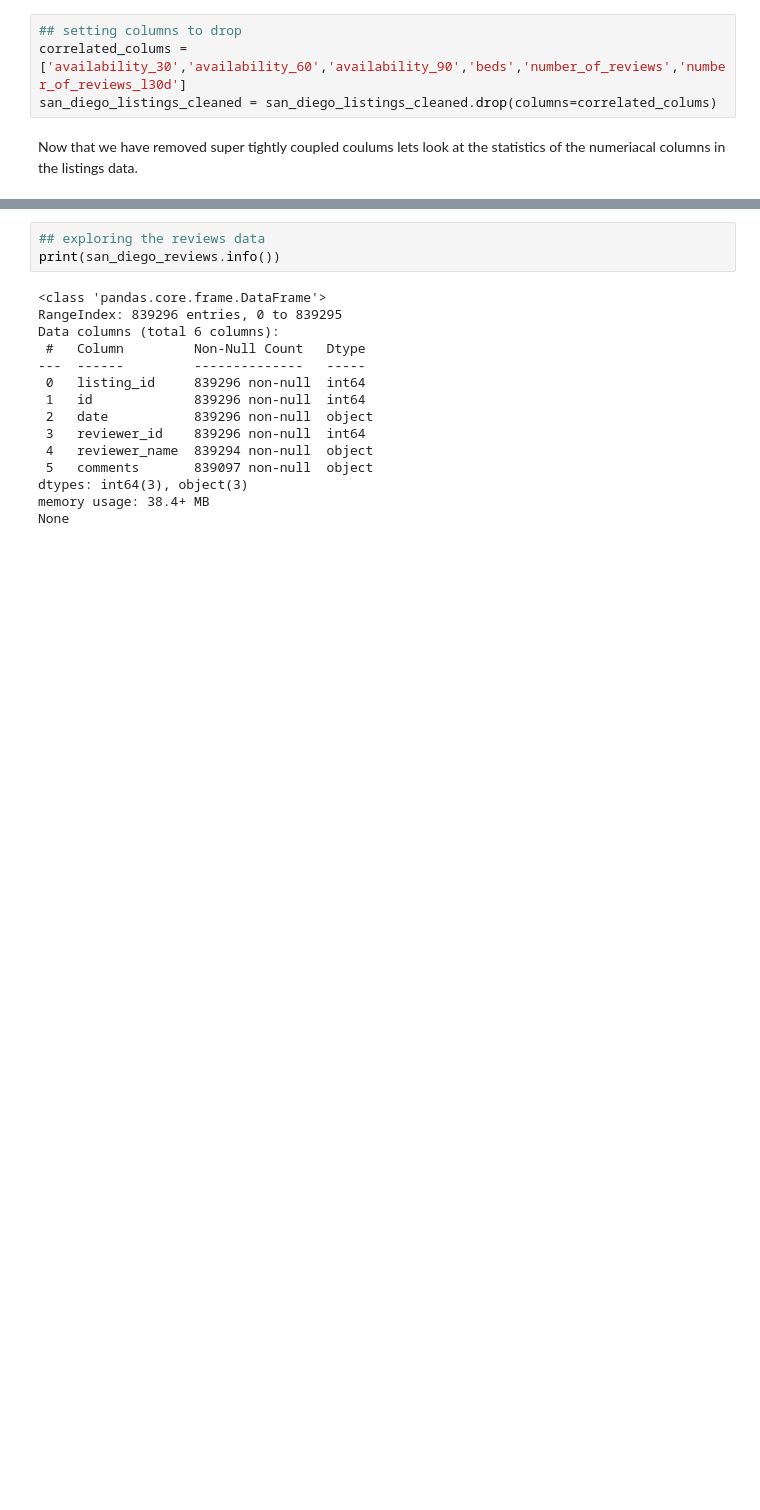
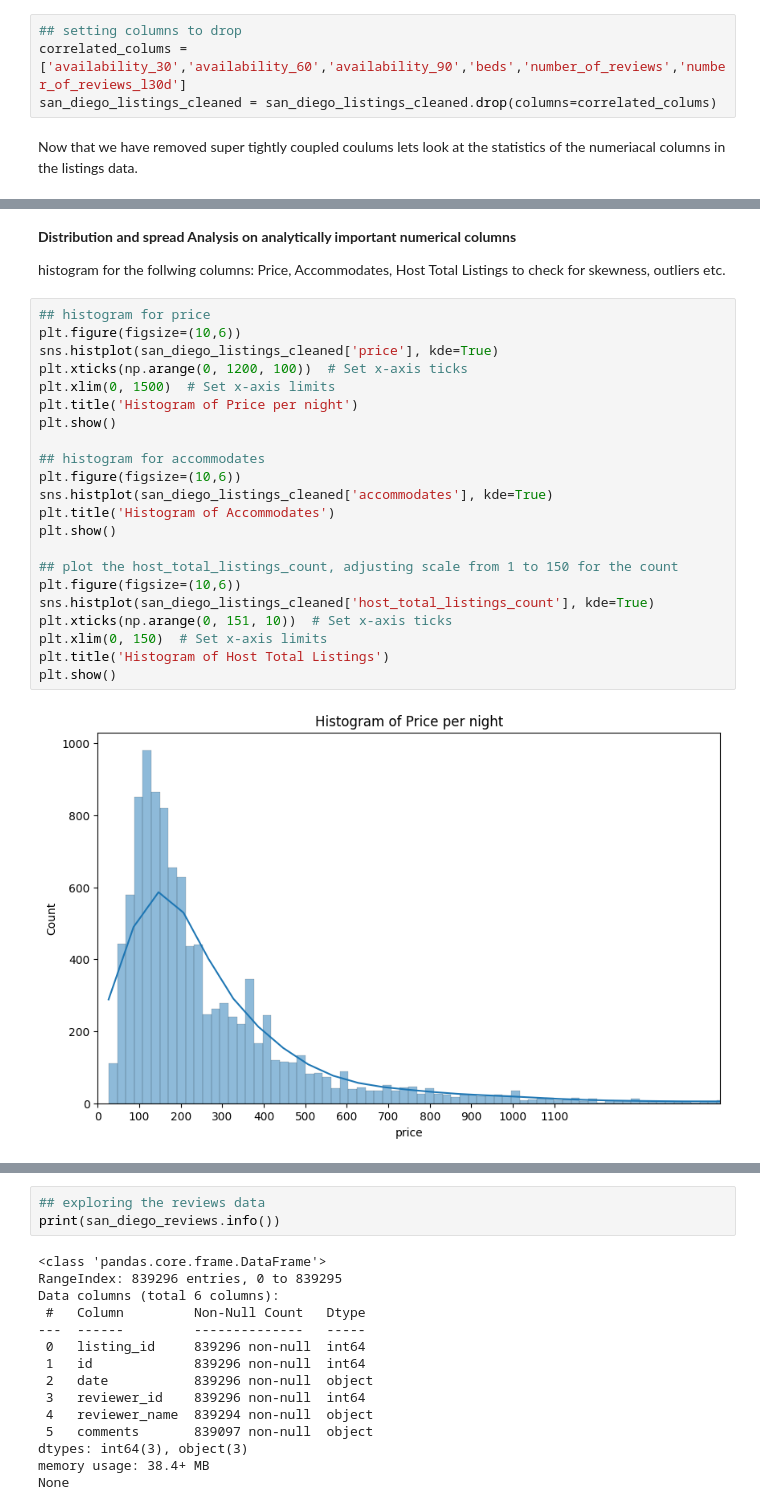
Before and after one commit to Ayan-Sengupta/sd-airbnb-feature-sentiment-analysis, a Jupyter notebook: reviews_analysis.ipynb, the cells around one changed output, grey strips where cells are left out. Cells and saved outputs as stored; diff of their text form; blank space fills up the shorter version.

```diff
--- a/reviews_analysis.ipynb
+++ b/reviews_analysis.ipynb
@@ -282,0 +296,28 @@ max               5.000000          1.000000
+# %% [markdown]
+**Distribution and spread Analysis on analytically important numerical columns**
+
+histogram for the follwing columns: Price, Accommodates, Host Total Listings to check for skewness, outliers etc.
+# %%
+## histogram for price
+plt.figure(figsize=(10,6))
+sns.histplot(san_diego_listings_cleaned['price'], kde=True)
+plt.xticks(np.arange(0, 1200, 100))  # Set x-axis ticks
+plt.xlim(0, 1500)  # Set x-axis limits
+plt.title('Histogram of Price per night')
+plt.show()
+
+## histogram for accommodates
+plt.figure(figsize=(10,6))
+sns.histplot(san_diego_listings_cleaned['accommodates'], kde=True)
+plt.title('Histogram of Accommodates')
+plt.show()
+
+## plot the host_total_listings_count, adjusting scale from 1 to 150 for the count
+plt.figure(figsize=(10,6))
+sns.histplot(san_diego_listings_cleaned['host_total_listings_count'], kde=True)
+plt.xticks(np.arange(0, 151, 10))  # Set x-axis ticks
+plt.xlim(0, 150)  # Set x-axis limits
+plt.title('Histogram of Host Total Listings')
+plt.show()
+# %% [output]
+[figure, added]
```
Also changed, not shown: parts of 15 cells of this notebook.
